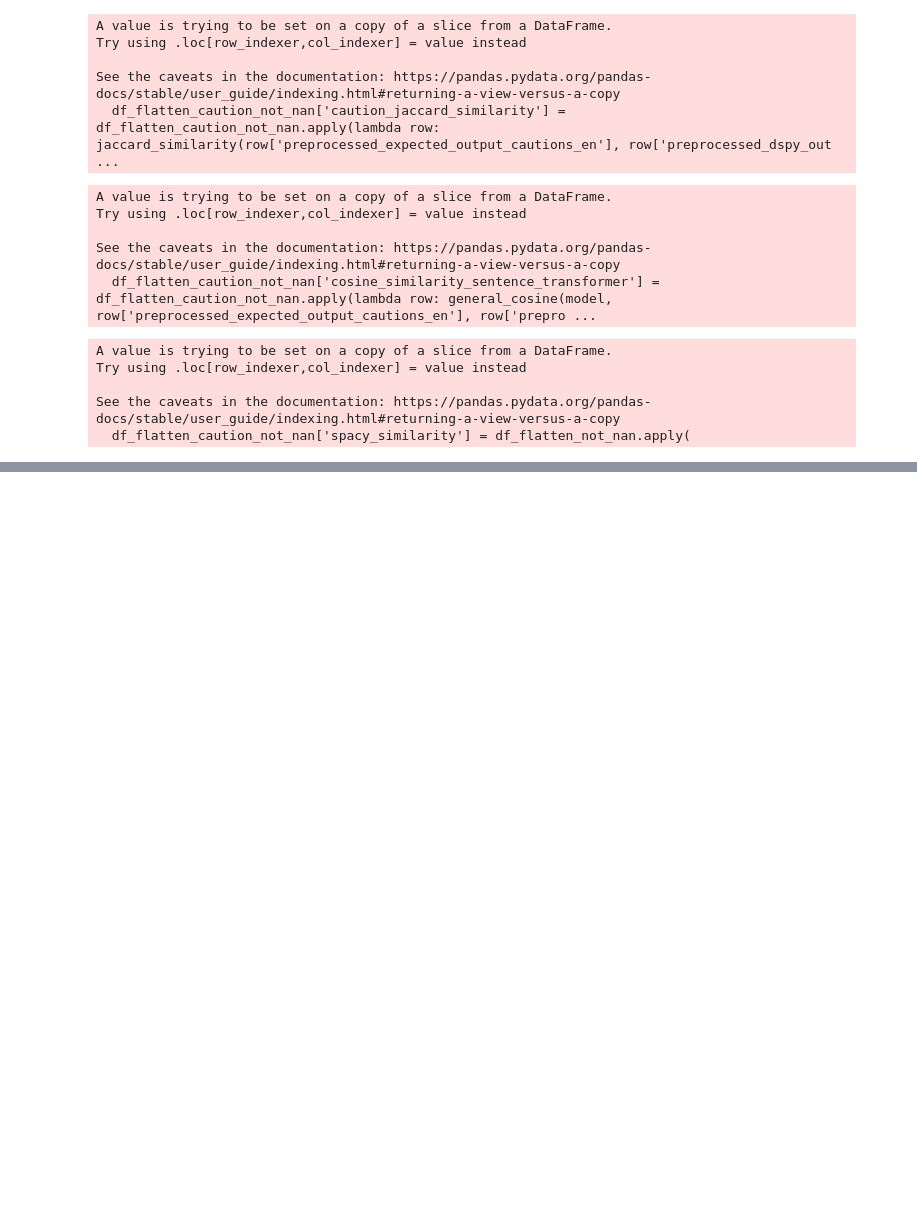
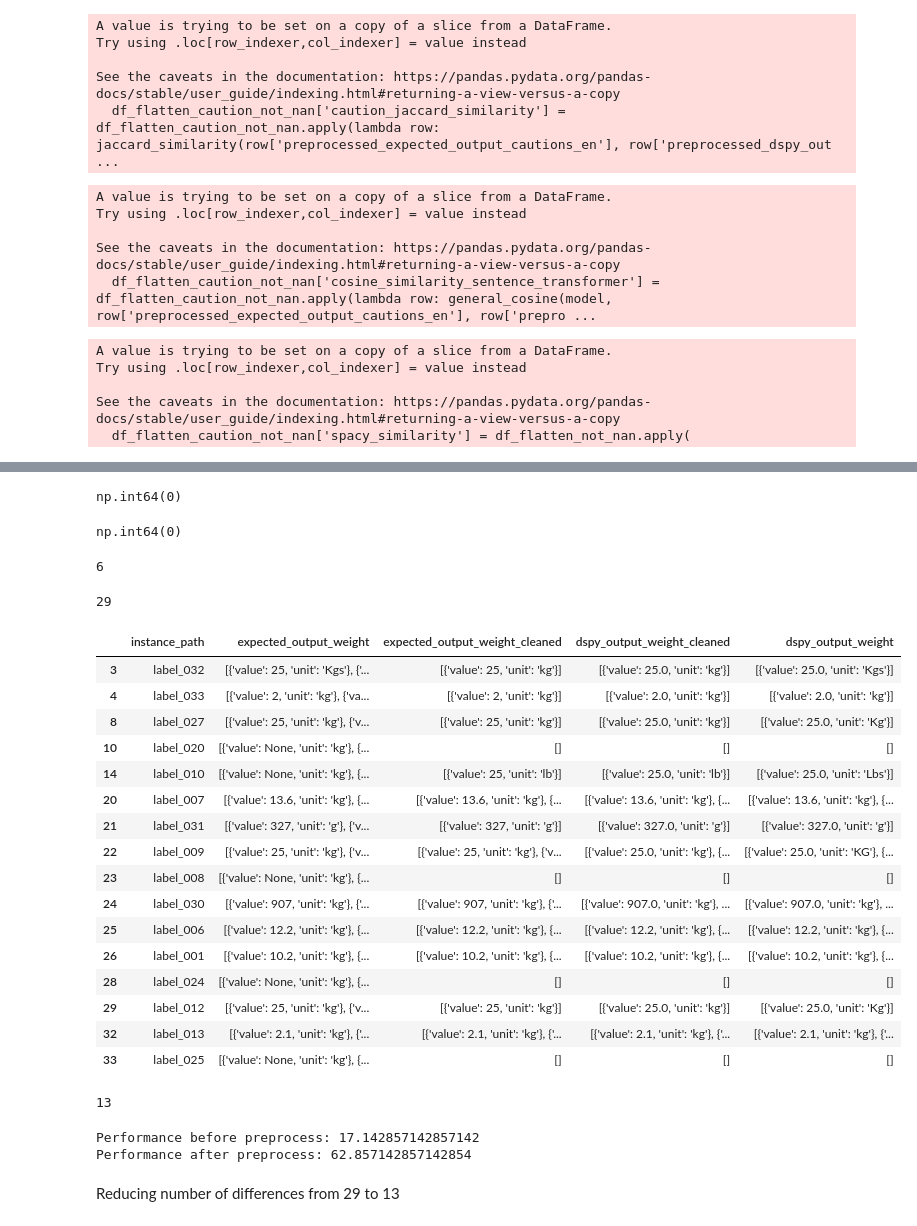
Before and after one commit to ai-cfia/fertiscan-pipeline, a Jupyter notebook: notebooks/metric.ipynb, the cells around one changed output, grey strips where cells are left out. Drawn from its saved outputs; the diff is of its cells as text; code cells hidden in the pictures; blank space fills up the shorter version.

Commit message:
feat: add preprocessing and metric for weight

```diff
--- a/notebooks/metric.ipynb
+++ b/notebooks/metric.ipynb
@@ -980,6 +980,8 @@ Try using .loc[row_indexer,col_indexer] = value instead
 
 See the caveats in the documentation: https://pandas.pydata.org/pandas-docs/stable/user_guide/indexing.html#returning-a-view-versus-a-copy
   df_flatten_not_nan['spacy_similarity'] = df_flatten_not_nan.apply(
+# %%
+pd.set_option('display.max_colwidth', 600)  # Adjust the value (100) as needed
 # %%
 df_flatten_not_nan[df_flatten_not_nan['expected_output_instructions_en'] != df_flatten_not_nan['dspy_output_instructions_en']][['expected_output_instructions_en', 'dspy_output_instructions_en', 'cosine_similarity_tfidf', 'jaccard_similarity', 'cosine_similarity_sentence_transformer', 'spacy_similarity']]
 # %% [output]
@@ -1128,0 +1133,58 @@ df_flatten_caution_not_nan[['expected_output_cautions_en', 'dspy_output_cautions
+# %%
+df_flatten['expected_output_weight'].isna().sum()
+# %% [output]
+np.int64(0)
+# %%
+df_flatten['dspy_output_weight'].isna().sum()
+# %% [output]
+np.int64(0)
+# %%
+len(df_flatten[df_flatten['expected_output_weight'] == df_flatten['dspy_output_weight']])
+# %% [output]
+6
+# %%
+len(df_flatten[df_flatten['expected_output_weight'] != df_flatten['dspy_output_weight']][['instance_path', 'expected_output_weight', 'dspy_output_weight']])
+# %% [output]
+29
+# %%
+def clean_weights(weights):
+    cleaned_weights = []
+    for weight in weights:
+        if weight['value'] is not None:
+            cleaned_weights.append({'value': weight['value'], 'unit': weight['unit'].lower().replace('s', '')})
+    return cleaned_weights
+
+df_flatten['expected_output_weight_cleaned'] = df_flatten['expected_output_weight'].apply(clean_weights)
+df_flatten['dspy_output_weight_cleaned'] = df_flatten['dspy_output_weight'].apply(clean_weights)
+# %%
+df_flatten[(df_flatten['expected_output_weight'] != df_flatten['dspy_output_weight']) & (df_flatten['expected_output_weight_cleaned'] == df_flatten['dspy_output_weight_cleaned'])][['instance_path', 'expected_output_weight', 'expected_output_weight_cleaned', 'dspy_output_weight_cleaned', 'dspy_output_weight']]
+# %% [output]
+|  | instance_path | expected_output_weight | expected_output_weight_cleaned | dspy_output_weight_cleaned | dspy_output_weight |
+| 3 | label_032 | [{'value': 25, 'unit': 'Kgs'}, {'... | [{'value': 25, 'unit': 'kg'}] | [{'value': 25.0, 'unit': 'kg'}] | [{'value': 25.0, 'unit': 'Kgs'}] |
+| 4 | label_033 | [{'value': 2, 'unit': 'kg'}, {'va... | [{'value': 2, 'unit': 'kg'}] | [{'value': 2.0, 'unit': 'kg'}] | [{'value': 2.0, 'unit': 'kg'}] |
+| 8 | label_027 | [{'value': 25, 'unit': 'kg'}, {'v... | [{'value': 25, 'unit': 'kg'}] | [{'value': 25.0, 'unit': 'kg'}] | [{'value': 25.0, 'unit': 'Kg'}] |
+| 10 | label_020 | [{'value': None, 'unit': 'kg'}, {... | [] | [] | [] |
+| 14 | label_010 | [{'value': None, 'unit': 'kg'}, {... | [{'value': 25, 'unit': 'lb'}] | [{'value': 25.0, 'unit': 'lb'}] | [{'value': 25.0, 'unit': 'Lbs'}] |
+| 20 | label_007 | [{'value': 13.6, 'unit': 'kg'}, {... | [{'value': 13.6, 'unit': 'kg'}, {... | [{'value': 13.6, 'unit': 'kg'}, {... | [{'value': 13.6, 'unit': 'kg'}, {... |
+| 21 | label_031 | [{'value': 327, 'unit': 'g'}, {'v... | [{'value': 327, 'unit': 'g'}] | [{'value': 327.0, 'unit': 'g'}] | [{'value': 327.0, 'unit': 'g'}] |
+| 22 | label_009 | [{'value': 25, 'unit': 'kg'}, {'v... | [{'value': 25, 'unit': 'kg'}, {'v... | [{'value': 25.0, 'unit': 'kg'}, {... | [{'value': 25.0, 'unit': 'KG'}, {... |
+| 23 | label_008 | [{'value': None, 'unit': 'kg'}, {... | [] | [] | [] |
+| 24 | label_030 | [{'value': 907, 'unit': 'kg'}, {'... | [{'value': 907, 'unit': 'kg'}, {'... | [{'value': 907.0, 'unit': 'kg'}, ... | [{'value': 907.0, 'unit': 'kg'}, ... |
+| 25 | label_006 | [{'value': 12.2, 'unit': 'kg'}, {... | [{'value': 12.2, 'unit': 'kg'}, {... | [{'value': 12.2, 'unit': 'kg'}, {... | [{'value': 12.2, 'unit': 'kg'}, {... |
+| 26 | label_001 | [{'value': 10.2, 'unit': 'kg'}, {... | [{'value': 10.2, 'unit': 'kg'}, {... | [{'value': 10.2, 'unit': 'kg'}, {... | [{'value': 10.2, 'unit': 'kg'}, {... |
+| 28 | label_024 | [{'value': None, 'unit': 'kg'}, {... | [] | [] | [] |
+| 29 | label_012 | [{'value': 25, 'unit': 'kg'}, {'v... | [{'value': 25, 'unit': 'kg'}] | [{'value': 25.0, 'unit': 'kg'}] | [{'value': 25.0, 'unit': 'Kg'}] |
+| 32 | label_013 | [{'value': 2.1, 'unit': 'kg'}, {'... | [{'value': 2.1, 'unit': 'kg'}, {'... | [{'value': 2.1, 'unit': 'kg'}, {'... | [{'value': 2.1, 'unit': 'kg'}, {'... |
+| 33 | label_025 | [{'value': None, 'unit': 'kg'}, {... | [] | [] | [] |
+# %%
+len(df_flatten[df_flatten['expected_output_weight_cleaned'] != df_flatten['dspy_output_weight_cleaned']])
+# %% [output]
+13
+# %%
+print("Performance before preprocess:", len(df_flatten[df_flatten['expected_output_weight'] == df_flatten['dspy_output_weight']])/len(df_flatten[df_flatten['expected_output_weight'].notna()]) * 100)
+print("Performance after preprocess:", len(df_flatten[df_flatten['expected_output_weight_cleaned'] == df_flatten['dspy_output_weight_cleaned']])/len(df_flatten[df_flatten['expected_output_weight'].notna()]) * 100)
+# %% [output]
+Performance before preprocess: 17.142857142857142
+Performance after preprocess: 62.857142857142854
+# %% [markdown]
+Reducing number of differences from 29 to 13
```
Also changed, not shown: parts of 1 cell of this notebook.
